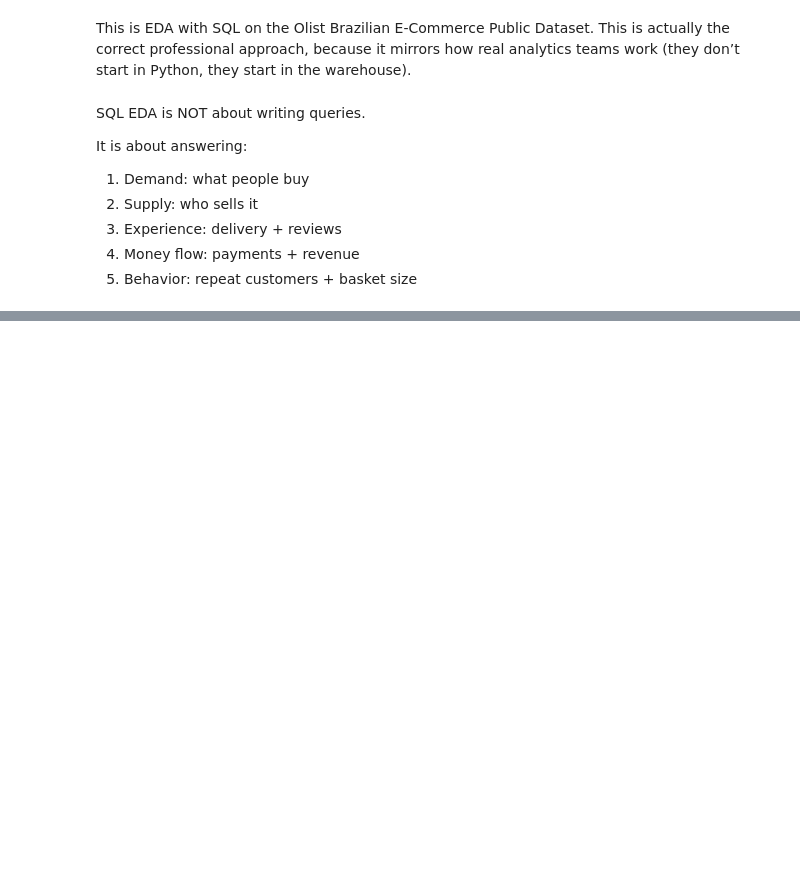
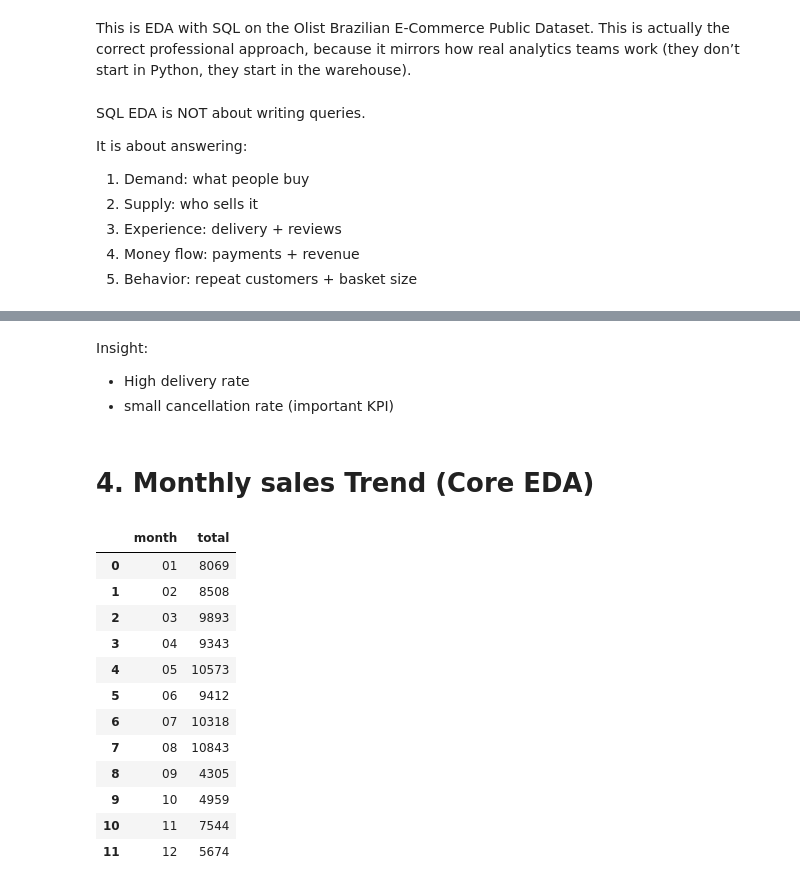
Before and after one commit to VusiFrelimoSkosana/MachineLearning-and-Artificial-Intelligence-Engineering, a Jupyter notebook: AIEngineeringAssociate/0_SQL/Brazilian E-Commerce Public Dataset.ipynb, the cells around one changed output, grey strips where cells are left out. Saved outputs shown, nothing was run; the diff lists cells and outputs as text; code cells hidden in the pictures; blank space fills up the shorter version.

```diff
--- a/AIEngineeringAssociate/0_SQL/Brazilian E-Commerce Public Dataset.ipynb
+++ b/AIEngineeringAssociate/0_SQL/Brazilian E-Commerce Public Dataset.ipynb
@@ -340,0 +394,27 @@ display(result)
+# %% [markdown]
+Insight:
+
+- High delivery rate
+- small cancellation rate (important KPI)
+# %% [markdown]
+# 4. Monthly sales Trend (Core EDA)
+# %%
+result4= pd.read_sql_query("""SELECT strftime('%m',order_purchase_timestamp) AS month, COUNT(*) AS total
+                              FROM orders
+                              GROUP BY month
+                              ORDER BY month""",conn)   #In postgreSQL use DATE_TRUNC('month',order_purchase_timestamp)
+display(result4)
+# %% [output]
+|  | month | total |
+| 0 | 01 | 8069 |
+| 1 | 02 | 8508 |
+| 2 | 03 | 9893 |
+| 3 | 04 | 9343 |
+| 4 | 05 | 10573 |
+| 5 | 06 | 9412 |
+| 6 | 07 | 10318 |
+| 7 | 08 | 10843 |
+| 8 | 09 | 4305 |
+| 9 | 10 | 4959 |
+| 10 | 11 | 7544 |
+| 11 | 12 | 5674 |
```
Also changed, not shown: parts of 21 cells of this notebook.
